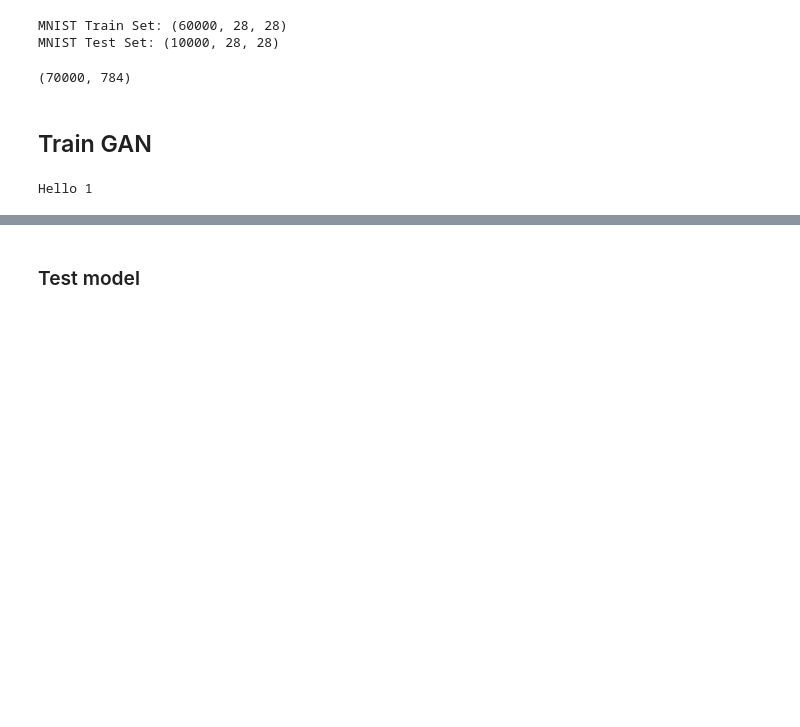
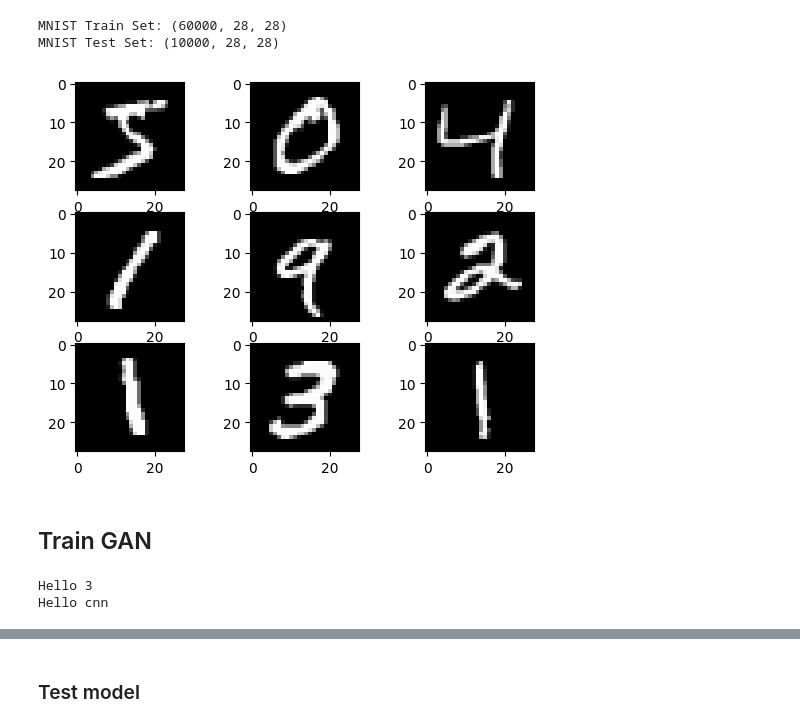
Before and after one commit to vijaygkd/gan, a Jupyter notebook: notebooks/train.ipynb, the cells around one changed output, grey strips where cells are left out. Saved outputs shown, nothing was run; the diff lists cells and outputs as text; code cells hidden in the pictures; blank space fills up the shorter version.

```diff
--- a/notebooks/train.ipynb
+++ b/notebooks/train.ipynb
@@ -75,21 +155,21 @@ all_labels = np.concatenate([y_train, y_test])
 # %%
-all_digits = all_digits.astype("float32") / 255.0
-all_digits = np.reshape(all_digits, (-1, 28*28))
-
+# tensorflow dataset
+batch_size = 64
 dataset = tf.data.Dataset.from_tensor_slices(all_digits)
 dataset = dataset.shuffle(buffer_size=1024).batch(batch_size)
 # %%
-all_digits.shape
+plot_mnist_data(all_digits[0:9])
 # %% [output]
-(70000, 784)
+[figure, added]
 # %% [markdown]
 ## Train GAN
 # %%
-gan_model = GAN()
+gan_model = GAN_CNN()
 gan_model.compile(
     d_optimizer=Adam(learning_rate=3e-4),
     g_optimizer=Adam(learning_rate=3e-4),
     loss_fn=BinaryCrossentropy(),
 )
 # %% [output]
-Hello 1
+Hello 3
+Hello cnn
```
Also changed, not shown: parts of 22 cells of this notebook, 1 other file.
